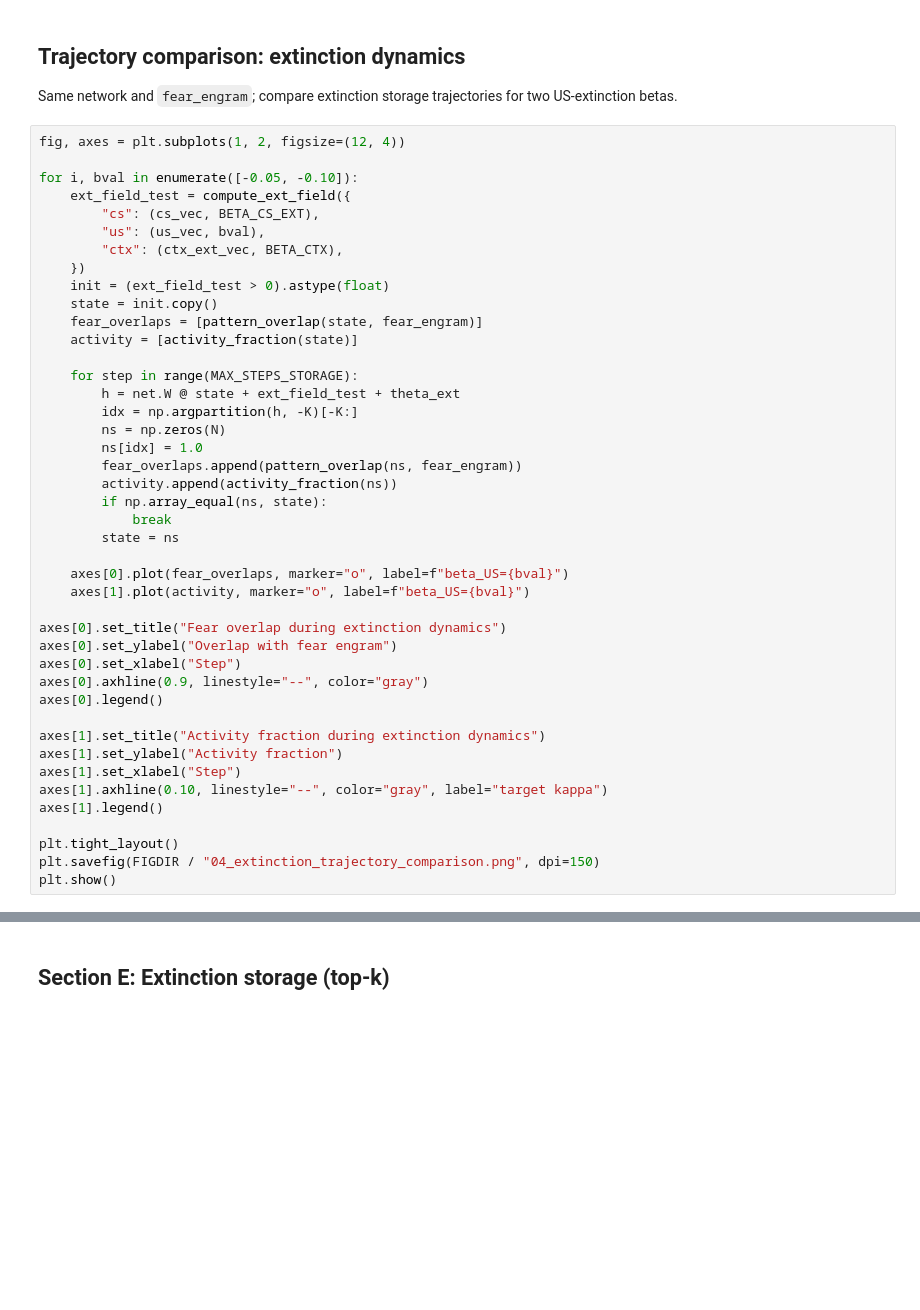
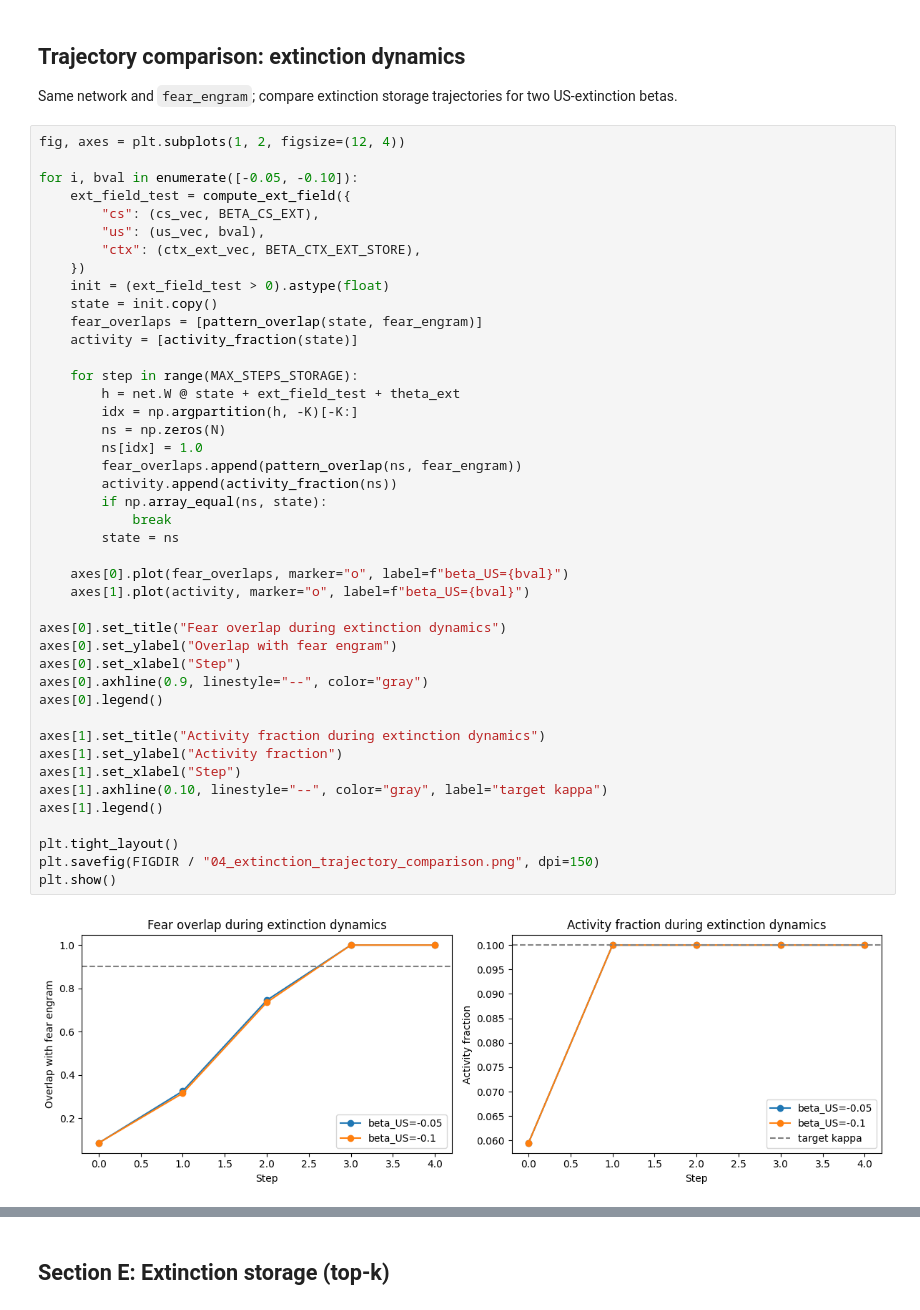
Before and after one commit to armaanfallahi/engram-hopfield, a Jupyter notebook: notebooks/04_fear_extinction.ipynb, the cells around one changed output, grey strips where cells are left out. Drawn from its saved outputs; the diff is of its cells as text; blank space fills up the shorter version.

```diff
--- a/notebooks/04_fear_extinction.ipynb
+++ b/notebooks/04_fear_extinction.ipynb
@@ -518,7 +385,7 @@ for i, bval in enumerate([-0.05, -0.10]):
     ext_field_test = compute_ext_field({
         "cs": (cs_vec, BETA_CS_EXT),
         "us": (us_vec, bval),
-        "ctx": (ctx_ext_vec, BETA_CTX),
+        "ctx": (ctx_ext_vec, BETA_CTX_EXT_STORE),
     })
     init = (ext_field_test > 0).astype(float)
     state = init.copy()
@@ -527,30 +394,32 @@ for i, bval in enumerate([-0.05, -0.10]):
 
     for step in range(MAX_STEPS_STORAGE):
         h = net.W @ state + ext_field_test + theta_ext
         idx = np.argpartition(h, -K)[-K:]
         ns = np.zeros(N)
         ns[idx] = 1.0
         fear_overlaps.append(pattern_overlap(ns, fear_engram))
         activity.append(activity_fraction(ns))
         if np.array_equal(ns, state):
             break
         state = ns
 
     axes[0].plot(fear_overlaps, marker="o", label=f"beta_US={bval}")
     axes[1].plot(activity, marker="o", label=f"beta_US={bval}")
 
 axes[0].set_title("Fear overlap during extinction dynamics")
 axes[0].set_ylabel("Overlap with fear engram")
 axes[0].set_xlabel("Step")
 axes[0].axhline(0.9, linestyle="--", color="gray")
 axes[0].legend()
 
 axes[1].set_title("Activity fraction during extinction dynamics")
 axes[1].set_ylabel("Activity fraction")
 axes[1].set_xlabel("Step")
 axes[1].axhline(0.10, linestyle="--", color="gray", label="target kappa")
 axes[1].legend()
 
 plt.tight_layout()
 plt.savefig(FIGDIR / "04_extinction_trajectory_comparison.png", dpi=150)
 plt.show()
+# %% [output]
+[figure, added]
```
Also changed, not shown: parts of 26 cells of this notebook, 10 other files.
